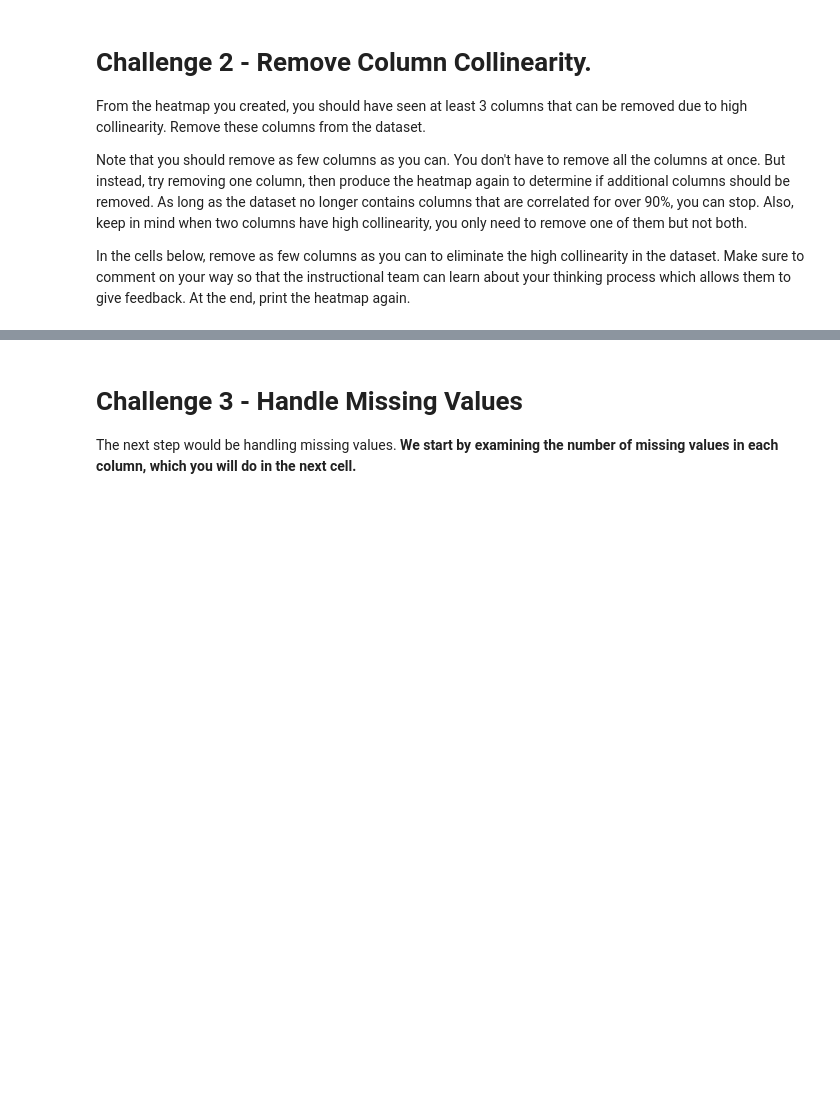
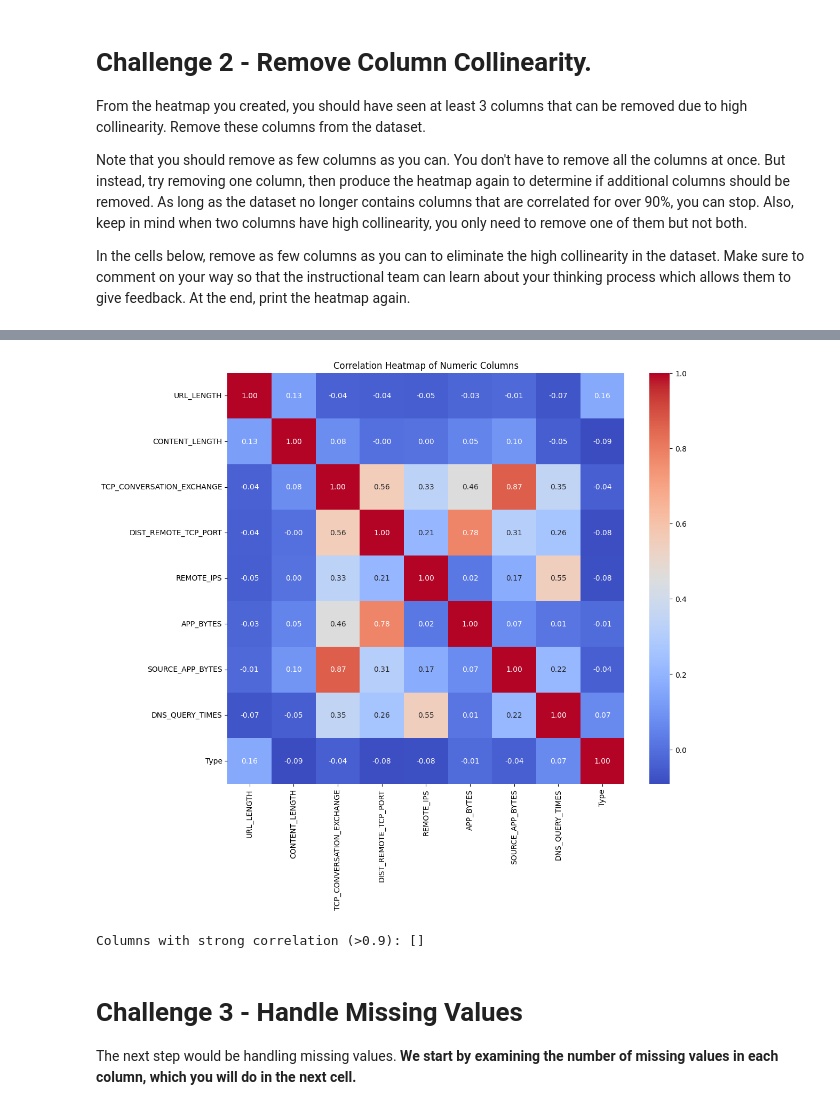
Before and after one commit to ironhack-labs/lab-supervised-learning-en, a Jupyter notebook: your-code/main.ipynb, the cells around one changed output, grey strips where cells are left out. Saved outputs shown, nothing was run; the diff lists cells and outputs as text; code cells hidden in the pictures; blank space fills up the shorter version.

```diff
--- a/your-code/main.ipynb
+++ b/your-code/main.ipynb
@@ -241,6 +241,29 @@ websites.head()
 | 2 | B0_911 | 16 | us-ascii | Microsoft-HTTPAPI/2.0 | 324.0 | NaN | NaN | NaN | ... |
 | 3 | B0_113 | 17 | ISO-8859-1 | nginx | 162.0 | US | AK | 7/10/1997 4:00 | ... |
 | 4 | B0_403 | 17 | UTF-8 | NaN | 124140.0 | US | TX | 12/05/1996 0:00 | ... |
+# %%
+num_data = websites.select_dtypes(include='number')
+
+# Compute correlation matrix
+corr_matrix = num_data.corr()
+
+plt.figure(figsize=(12, 10))
+sns.heatmap(corr_matrix, annot=True, fmt=".2f", cmap="coolwarm")
+plt.title("Correlation Heatmap of Numeric Columns")
+plt.show()
+
+# Absolute correlation
+abs_corr = corr_matrix.abs()
+
+# Only upper triangle to avoid duplicates
+upper = abs_corr.where(np.triu(np.ones(abs_corr.shape), k=1).astype(bool))
+
+# Columns with correlation > 0.9
+high_corr_cols = [col for col in upper.columns if any(upper[col] > 0.9)]
+print("Columns with strong correlation (>0.9):", high_corr_cols)
+# %% [output]
+[figure, added]
+Columns with strong correlation (>0.9): []
 # %% [markdown]
 # Challenge 3 - Handle Missing Values
 
```
Also changed, not shown: parts of 16 cells of this notebook, 1 other file.
